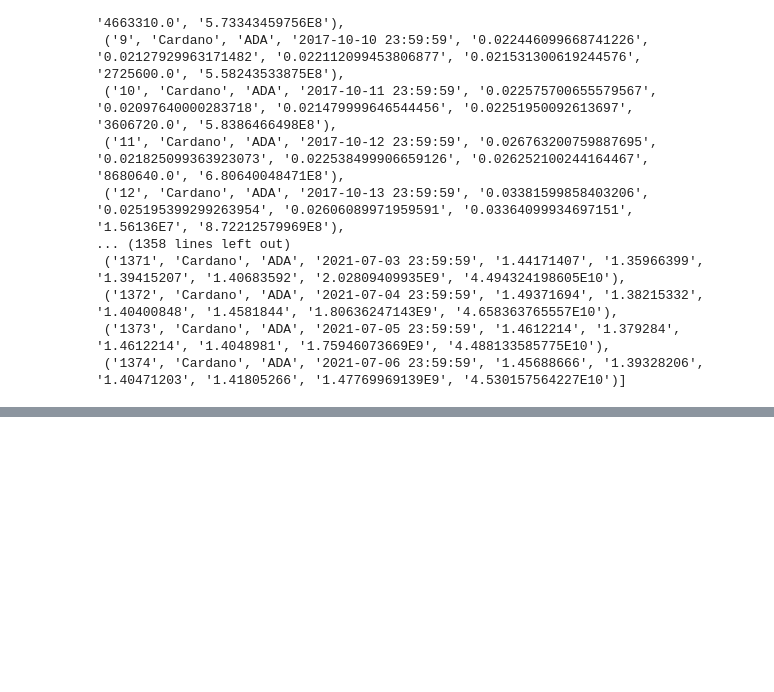
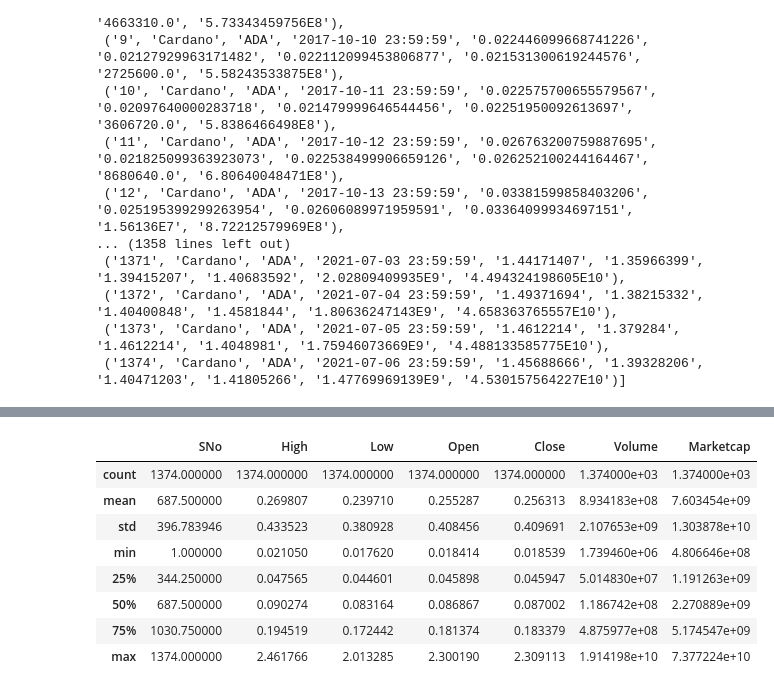
Before and after one commit to chris-levine/project-3, a Jupyter notebook: read_Cardano_data_sql_alchemy.ipynb, the cells around one changed output, grey strips where cells are left out. Cells and saved outputs as stored; diff of their text form; code cells hidden in the pictures; blank space fills up the shorter version.

```diff
--- a/read_Cardano_data_sql_alchemy.ipynb
+++ b/read_Cardano_data_sql_alchemy.ipynb
@@ -50,0 +66,12 @@ with engine.begin() as conn:
+# %%
+cardano_df.describe()
+# %% [output]
+|  | SNo | High | Low | Open | Close | Volume | Marketcap |
+| count | 1374.000000 | 1374.000000 | 1374.000000 | 1374.000000 | 1374.000000 | 1.374000e+03 | 1.374000e+03 |
+| mean | 687.500000 | 0.269807 | 0.239710 | 0.255287 | 0.256313 | 8.934183e+08 | 7.603454e+09 |
+| std | 396.783946 | 0.433523 | 0.380928 | 0.408456 | 0.409691 | 2.107653e+09 | 1.303878e+10 |
+| min | 1.000000 | 0.021050 | 0.017620 | 0.018414 | 0.018539 | 1.739460e+06 | 4.806646e+08 |
+| 25% | 344.250000 | 0.047565 | 0.044601 | 0.045898 | 0.045947 | 5.014830e+07 | 1.191263e+09 |
+| 50% | 687.500000 | 0.090274 | 0.083164 | 0.086867 | 0.087002 | 1.186742e+08 | 2.270889e+09 |
+| 75% | 1030.750000 | 0.194519 | 0.172442 | 0.181374 | 0.183379 | 4.875977e+08 | 5.174547e+09 |
+| max | 1374.000000 | 2.461766 | 2.013285 | 2.300190 | 2.309113 | 1.914198e+10 | 7.377224e+10 |
```
Also changed, not shown: parts of 9 cells of this notebook.
